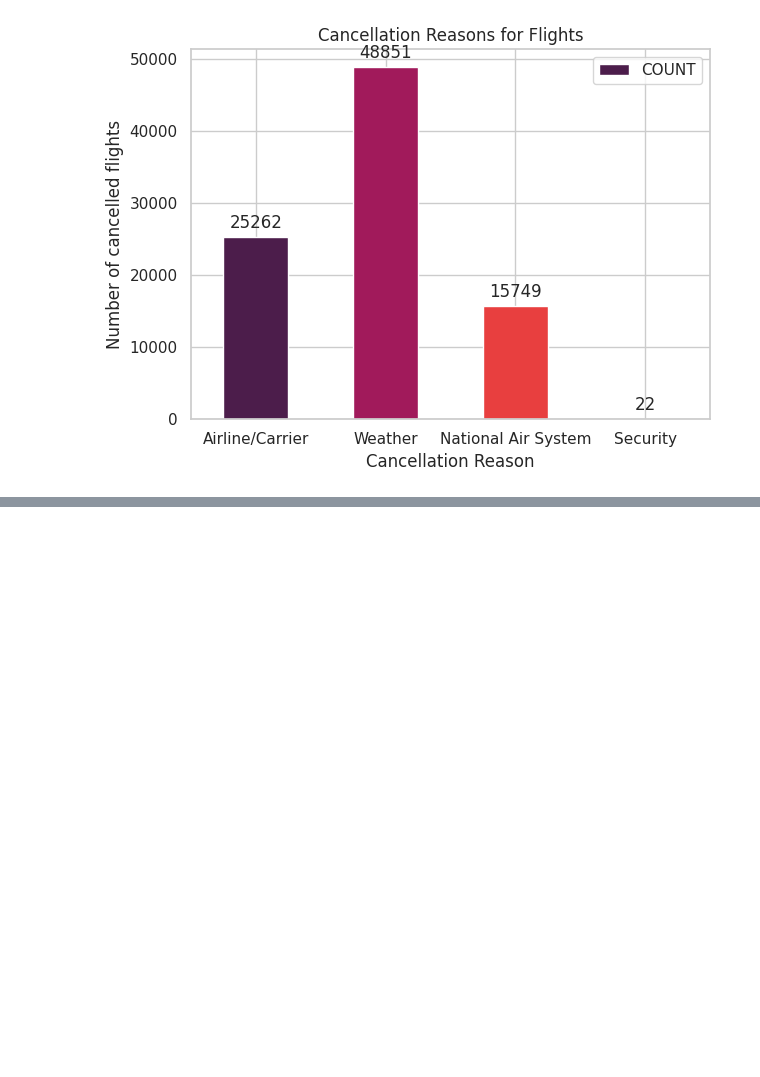
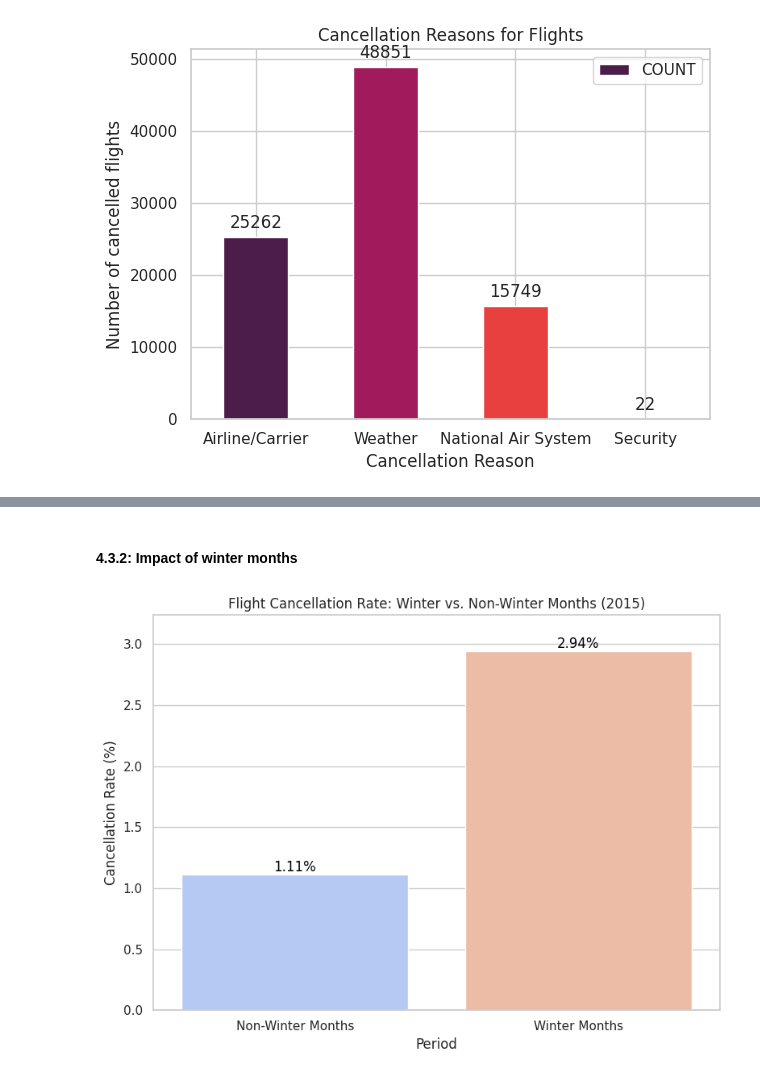
Before and after one commit to ryadavnitb/Batch-7, a Jupyter notebook: Infosys_Internship_Route_Cancellation_and_Seasonal_Insights.ipynb, the cells around one changed output, grey strips where cells are left out. Saved outputs shown, nothing was run; the diff lists cells and outputs as text; code cells hidden in the pictures; blank space fills up the shorter version.

```diff
--- a/Infosys_Internship_Route_Cancellation_and_Seasonal_Insights.ipynb
+++ b/Infosys_Internship_Route_Cancellation_and_Seasonal_Insights.ipynb
@@ -334,0 +449,30 @@ plt.show()
+# %% [markdown]
+#### 4.3.2: Impact of winter months
+# %%
+# Define winter months (December, January, February)
+winter_months = [12, 1, 2]
+
+# Create a boolean column to identify flights in winter months
+df['IS_WINTER'] = df['MONTH'].isin(winter_months)
+
+# Calculate the cancellation rate for winter vs. non-winter months
+winter_cancellations = df.groupby('IS_WINTER')['CANCELLED'].mean().reset_index()
+winter_cancellations['CANCELLED_RATE'] = winter_cancellations['CANCELLED'] * 100 # Convert to percentage
+winter_cancellations['IS_WINTER'] = winter_cancellations['IS_WINTER'].map({True: 'Winter Months', False: 'Non-Winter Months'})
+
+# Plotting the cancellation rate for winter vs. non-winter months
+plt.figure(figsize=(8, 6))
+sns.barplot(x='IS_WINTER', y='CANCELLED_RATE', data=winter_cancellations, palette='coolwarm', hue='IS_WINTER', legend=False)
+plt.title('Flight Cancellation Rate: Winter vs. Non-Winter Months (2015)')
+plt.xlabel('Period')
+plt.ylabel('Cancellation Rate (%)')
+plt.ylim(0, winter_cancellations['CANCELLED_RATE'].max() * 1.1) # Add some padding to y-axis
+
+# Add value labels on the bars
+for index, row in winter_cancellations.iterrows():
+    plt.text(index, row['CANCELLED_RATE'], f"{row['CANCELLED_RATE']:.2f}%", color='black', ha="center", va='bottom')
+
+plt.tight_layout()
+plt.show()
+# %% [output]
+[figure, added]
```
Also changed, not shown: parts of 15 cells of this notebook.
